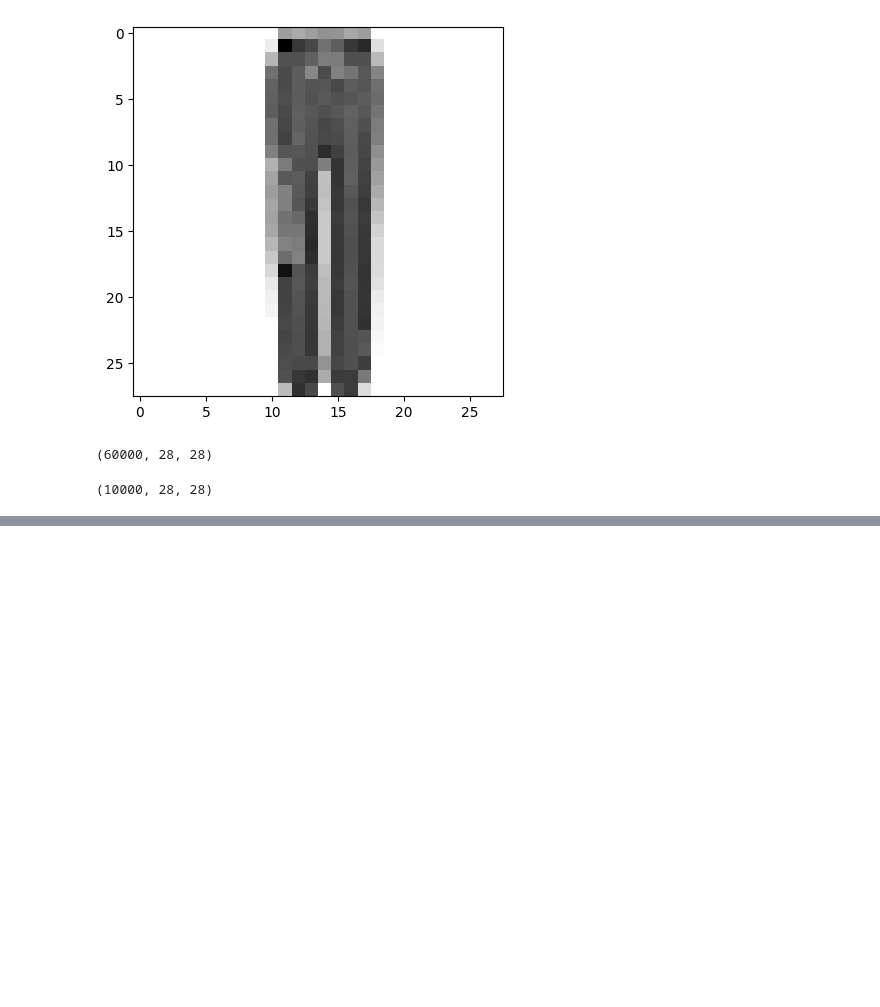
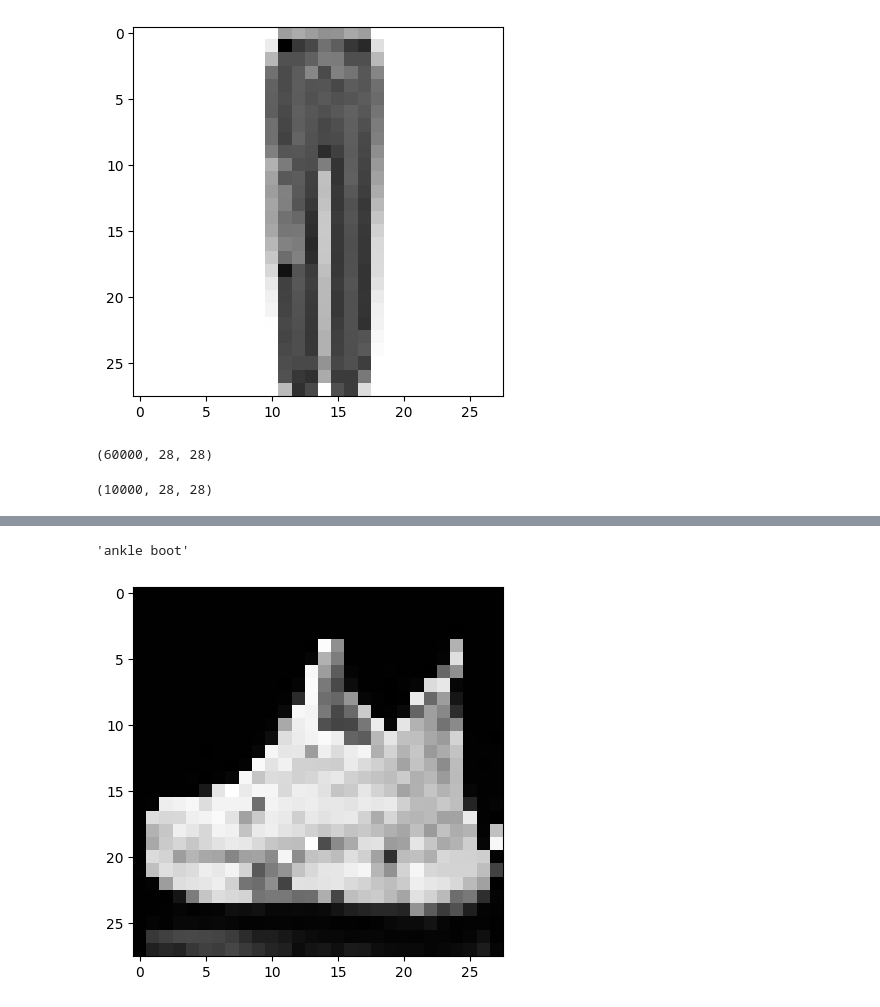
Before and after one commit to Trrunghau/AI, a Jupyter notebook: fashion_mnist.ipynb, the cells around one changed output, grey strips where cells are left out. Saved outputs shown, nothing was run; the diff lists cells and outputs as text; code cells hidden in the pictures; blank space fills up the shorter version.

```diff
--- a/fashion_mnist.ipynb
+++ b/fashion_mnist.ipynb
@@ -146,0 +148,11 @@ dự đoán:  bag
+# %%
+img = load_img(r'sneaker.jpg', target_size=(28,28))
+img = img.convert('L')
+plt.imshow(img,cmap='gray')
+img = img_to_array(img)
+img = img.reshape(1,28*28)
+img = img.astype('float32') / 255
+
+print(np.argmax(kq))
+classes[np.argmax(model11.predict(img))]
+# %% [output]
@@ -146,0 +161,2 @@ dự đoán:  bag
+'ankle boot'
+[figure, added]
```
Also changed, not shown: parts of 9 cells of this notebook.
